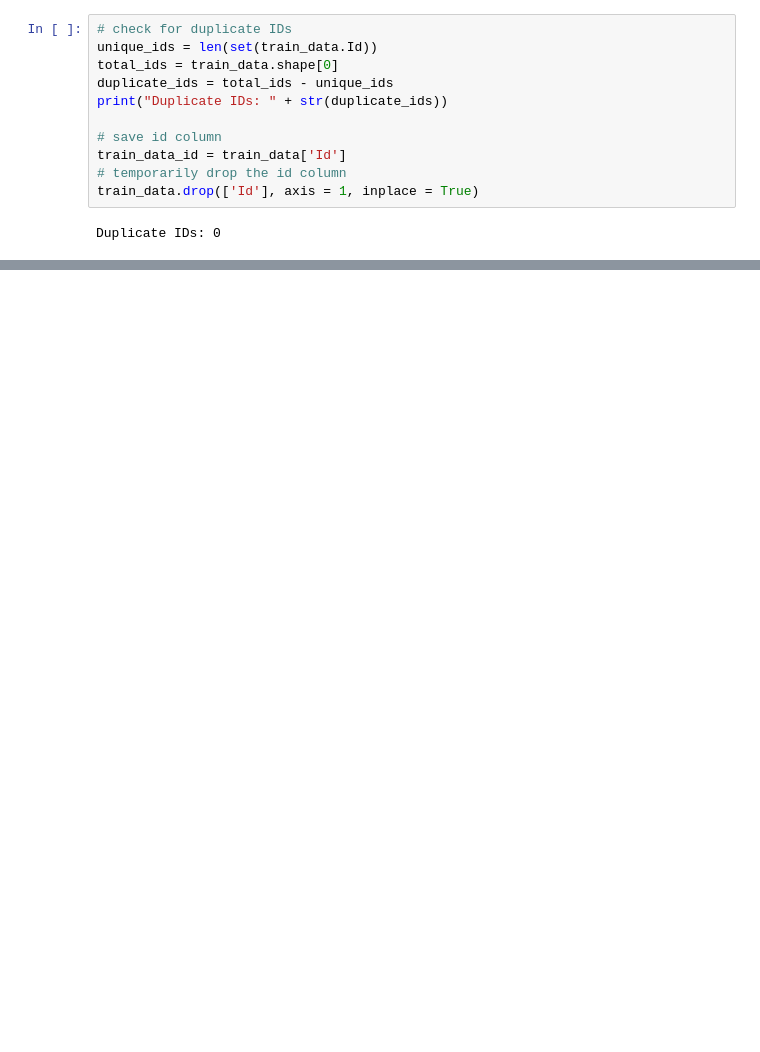
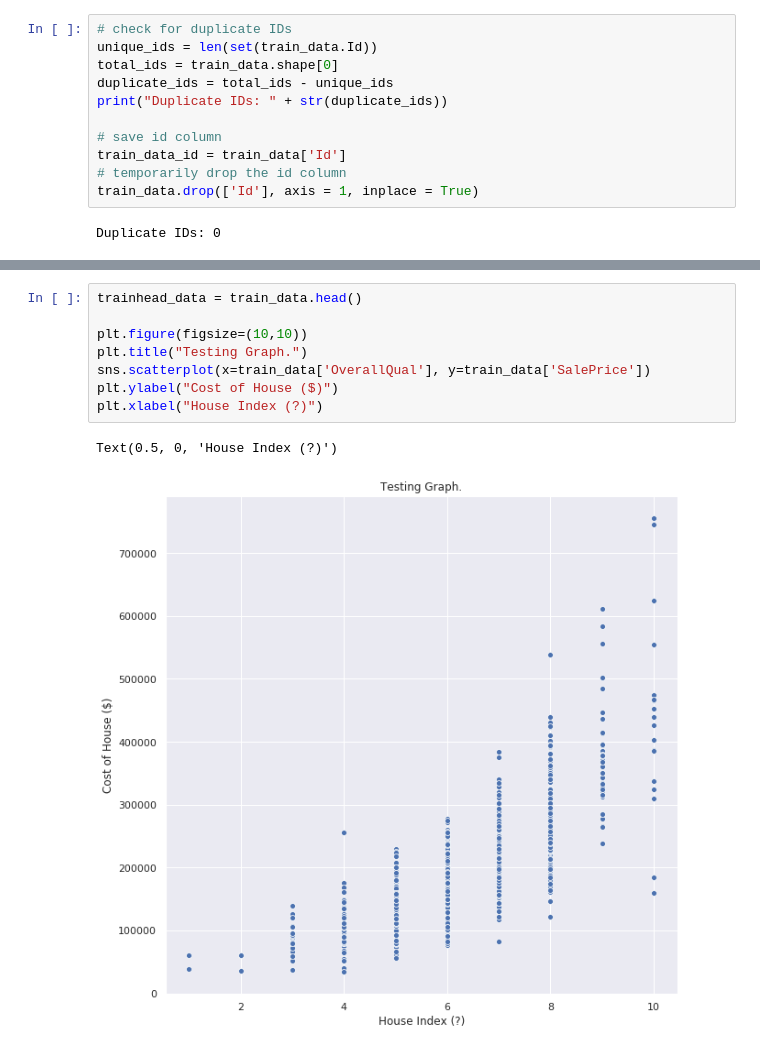
Before and after one commit to samuel-engel/house_prices_team_challenge, a Jupyter notebook: Team_21.ipynb, the cells around one changed output, grey strips where cells are left out. Cells and saved outputs as stored; diff of their text form; blank space fills up the shorter version.

```diff
--- a/Team_21.ipynb
+++ b/Team_21.ipynb
@@ -79,0 +87,11 @@ print(result)
+# %%
+trainhead_data = train_data.head()
+
+plt.figure(figsize=(10,10))
+plt.title("Testing Graph.")
+sns.scatterplot(x=train_data['OverallQual'], y=train_data['SalePrice'])
+plt.ylabel("Cost of House ($)")
+plt.xlabel("House Index (?)")
+# %% [output]
+Text(0.5, 0, 'House Index (?)')
+[figure, added]
```
Also changed, not shown: parts of 23 cells of this notebook.
